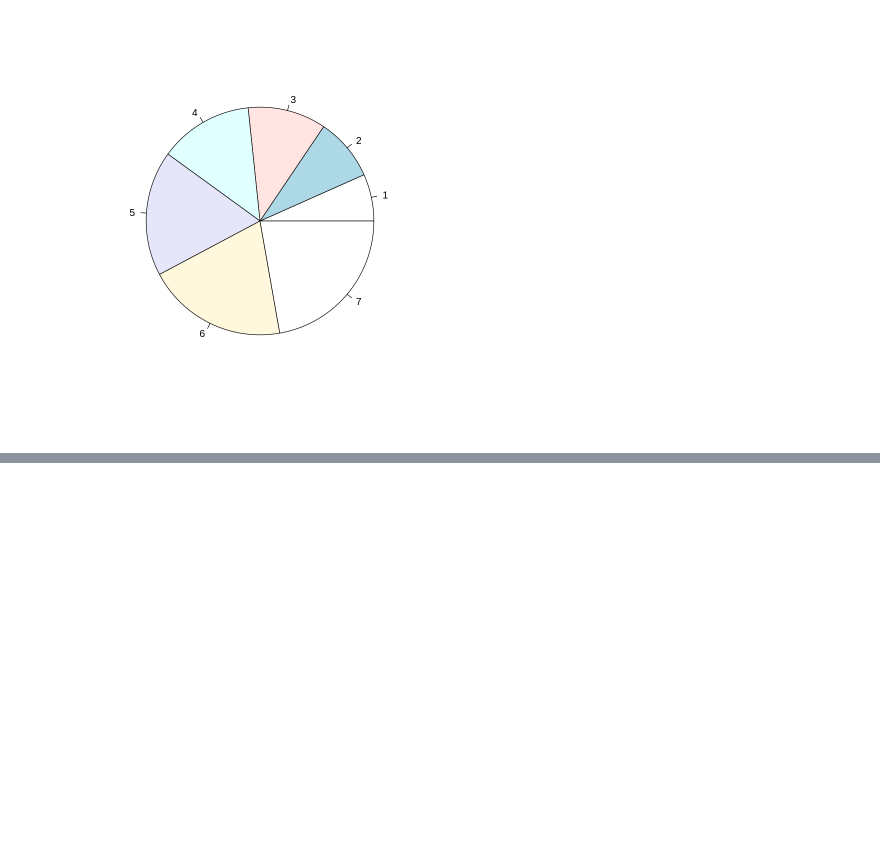
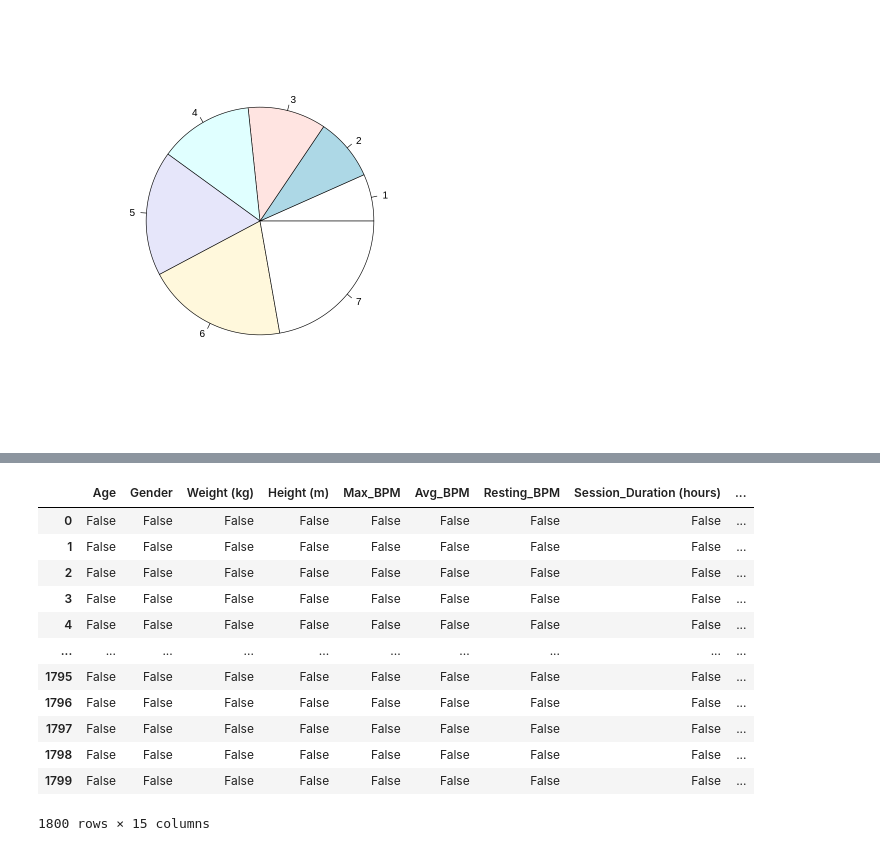
Before and after one commit to Thanujaroyal24/day2-R.language, a Jupyter notebook: Untitled2.ipynb, the cells around one changed output, grey strips where cells are left out. Drawn from its saved outputs; the diff is of its cells as text; code cells hidden in the pictures; blank space fills up the shorter version.

```diff
--- a/Untitled2.ipynb
+++ b/Untitled2.ipynb
@@ -90,0 +96,3 @@ person with maximum calories burned: Thanu
+# %%
+import pandas as pd
+df=pd.read_csv("/content/gym_members_exercise_tracking_synthetic_data.csv")
@@ -90,0 +149,16 @@ person with maximum calories burned: Thanu
+# %%
+df.isnull()
+# %% [output]
+|  | Age | Gender | Weight (kg) | Height (m) | Max_BPM | Avg_BPM | Resting_BPM | Session_Duration (hours) | ... |
+| 0 | False | False | False | False | False | False | False | False | ... |
+| 1 | False | False | False | False | False | False | False | False | ... |
+| 2 | False | False | False | False | False | False | False | False | ... |
+| 3 | False | False | False | False | False | False | False | False | ... |
+| 4 | False | False | False | False | False | False | False | False | ... |
+| ... | ... | ... | ... | ... | ... | ... | ... | ... | ... |
+| 1795 | False | False | False | False | False | False | False | False | ... |
+| 1796 | False | False | False | False | False | False | False | False | ... |
+| 1797 | False | False | False | False | False | False | False | False | ... |
+| 1798 | False | False | False | False | False | False | False | False | ... |
+| 1799 | False | False | False | False | False | False | False | False | ... |
+1800 rows × 15 columns
```
Also changed, not shown: parts of 7 cells of this notebook.
